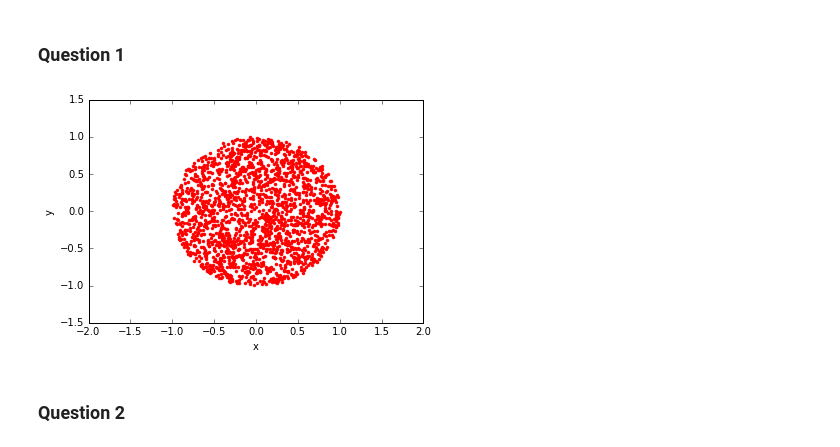
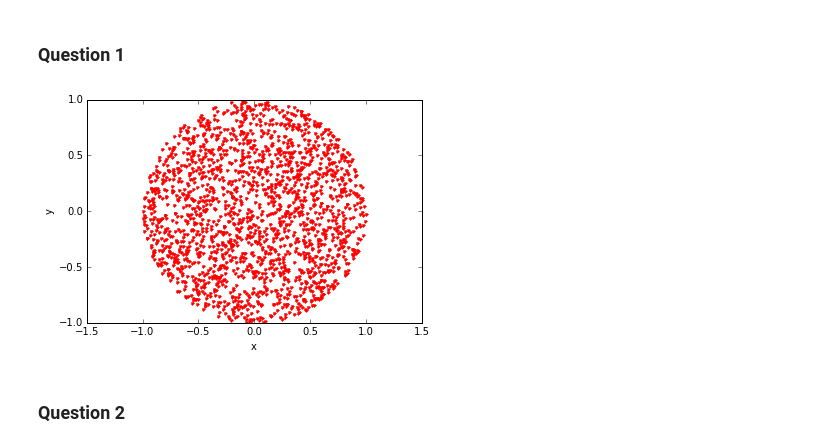
Before and after one commit to Bogazici-CMPE548-Spring2016/Cmpe548-Assignment1, a Jupyter notebook: cmpe548_hw1.ipynb, the cells around one changed output. Saved outputs shown, nothing was run; the diff lists cells and outputs as text; code cells hidden in the pictures.

```diff
--- a/cmpe548_hw1.ipynb
+++ b/cmpe548_hw1.ipynb
@@ -3,25 +3,25 @@
 # %%
 import numpy as np
 import matplotlib.pyplot as plt
 %matplotlib inline
 
 N = 2000
 x_arr = []
 y_arr = []
 
 for i in range(N):
     theta = 2.0*np.pi*np.random.rand(1)
     r = np.sqrt(np.random.rand(1)) #inversion
     x_arr.append(r*np.cos(theta))
     y_arr.append(r*np.sin(theta))
 
 plt.plot(x_arr, y_arr, 'r.')
-plt.axis([-2, 2, -1.5, 1.5])
+plt.axis('equal')
 plt.xlabel('x')
 plt.ylabel('y')
 plt.show()
 # %% [output]
-[figure, old version]
+[figure, new version]
 # %% [markdown]
 ### Question 2
 # %%
```
Also changed, not shown: parts of 5 cells of this notebook.
